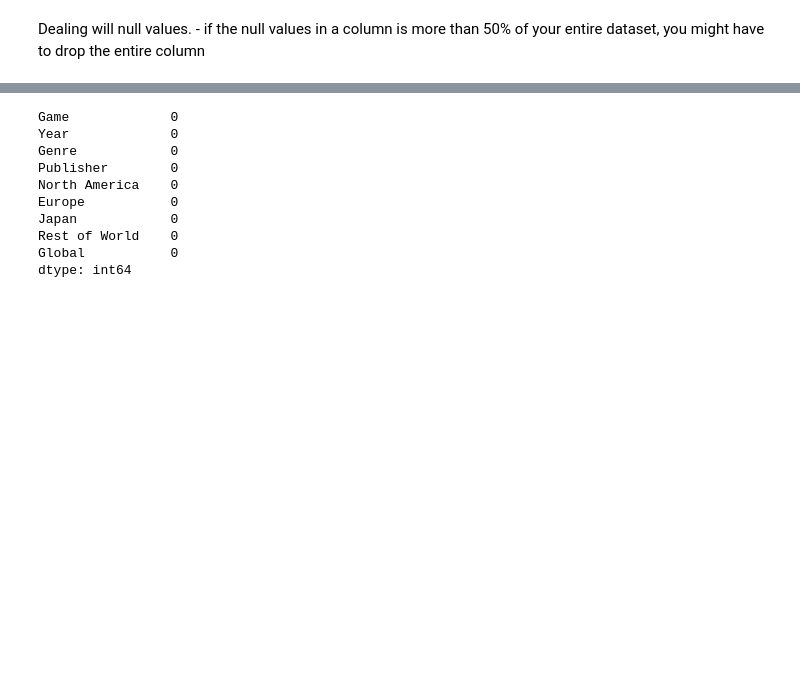
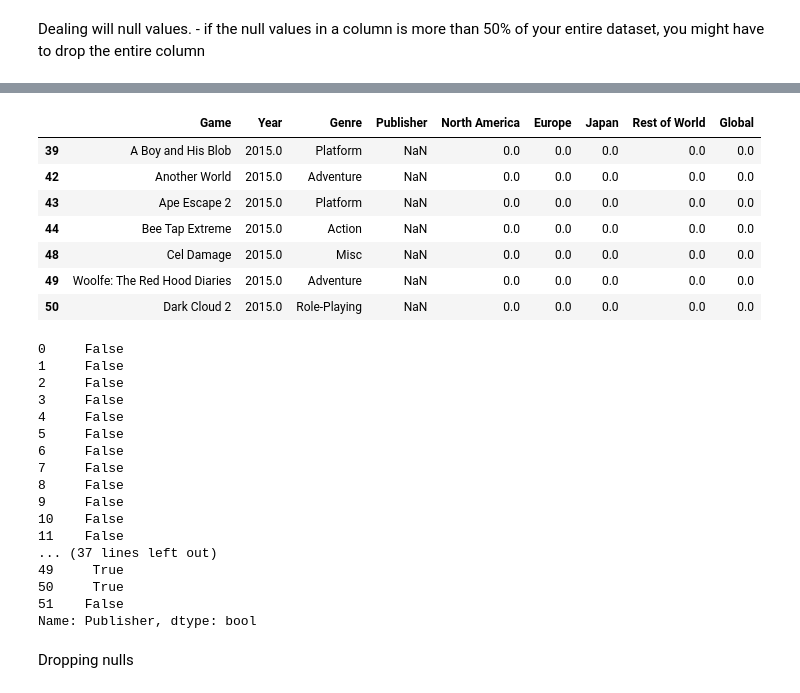
Before and after one commit to llawlaw23/Python_101, a Jupyter notebook: Python.ipynb, the cells around one changed output, grey strips where cells are left out. Saved outputs shown, nothing was run; the diff lists cells and outputs as text; code cells hidden in the pictures; blank space fills up the shorter version.

```diff
--- a/Python.ipynb
+++ b/Python.ipynb
@@ -1653,0 +1830,14 @@ tess.tail(5)
+# %%
+# filling using some specific values
+tess["Year"] = tess["Year"].fillna(2015)
+# %%
+# Fill with the mean, mode and median for specific columns
+tess["Japan"] = tess["Japan"].fillna(tess["Japan"].mean())
+tess["India"] = tess["India"].fillna(tess["India"].mode()[0]) or tess["India"] = tess["India"].fillna(tess["India"].mode().iloc[0])
+tess["China"] = tess["China"].fillna(tess["China"].median())
+# %%
+# fowrard fill
+tess = tess.fillna(method = "ffill")
+# %%
+# backward fill
+tess = tess.fillna(method = "bfill")
@@ -1654,13 +1901,33 @@ tess.tail(5)
+# %%
+tess[tess["Publisher"].isnull()]
+# %% [output]
+|  | Game | Year | Genre | Publisher | North America | Europe | Japan | Rest of World | Global |
+| 39 | A Boy and His Blob | 2015.0 | Platform | NaN | 0.0 | 0.0 | 0.0 | 0.0 | 0.0 |
+| 42 | Another World | 2015.0 | Adventure | NaN | 0.0 | 0.0 | 0.0 | 0.0 | 0.0 |
+| 43 | Ape Escape 2 | 2015.0 | Platform | NaN | 0.0 | 0.0 | 0.0 | 0.0 | 0.0 |
+| 44 | Bee Tap Extreme | 2015.0 | Action | NaN | 0.0 | 0.0 | 0.0 | 0.0 | 0.0 |
+| 48 | Cel Damage | 2015.0 | Misc | NaN | 0.0 | 0.0 | 0.0 | 0.0 | 0.0 |
+| 49 | Woolfe: The Red Hood Diaries | 2015.0 | Adventure | NaN | 0.0 | 0.0 | 0.0 | 0.0 | 0.0 |
+| 50 | Dark Cloud 2 | 2015.0 | Role-Playing | NaN | 0.0 | 0.0 | 0.0 | 0.0 | 0.0 |
 # %%
-tess.isnull().sum()
+tess["Publisher"].isnull()
 # %% [output]
-Game             0
-Year             0
-Genre            0
-Publisher        0
-North America    0
-Europe           0
-Japan            0
-Rest of World    0
-Global           0
-dtype: int64
+0     False
+1     False
+2     False
+3     False
+4     False
+5     False
+6     False
+7     False
+8     False
+9     False
+10    False
+11    False
+... (37 lines left out)
+49     True
+50     True
+51    False
+Name: Publisher, dtype: bool
+# %% [markdown]
+Dropping nulls
```
Also changed, not shown: parts of 42 cells of this notebook, 2 other files.
